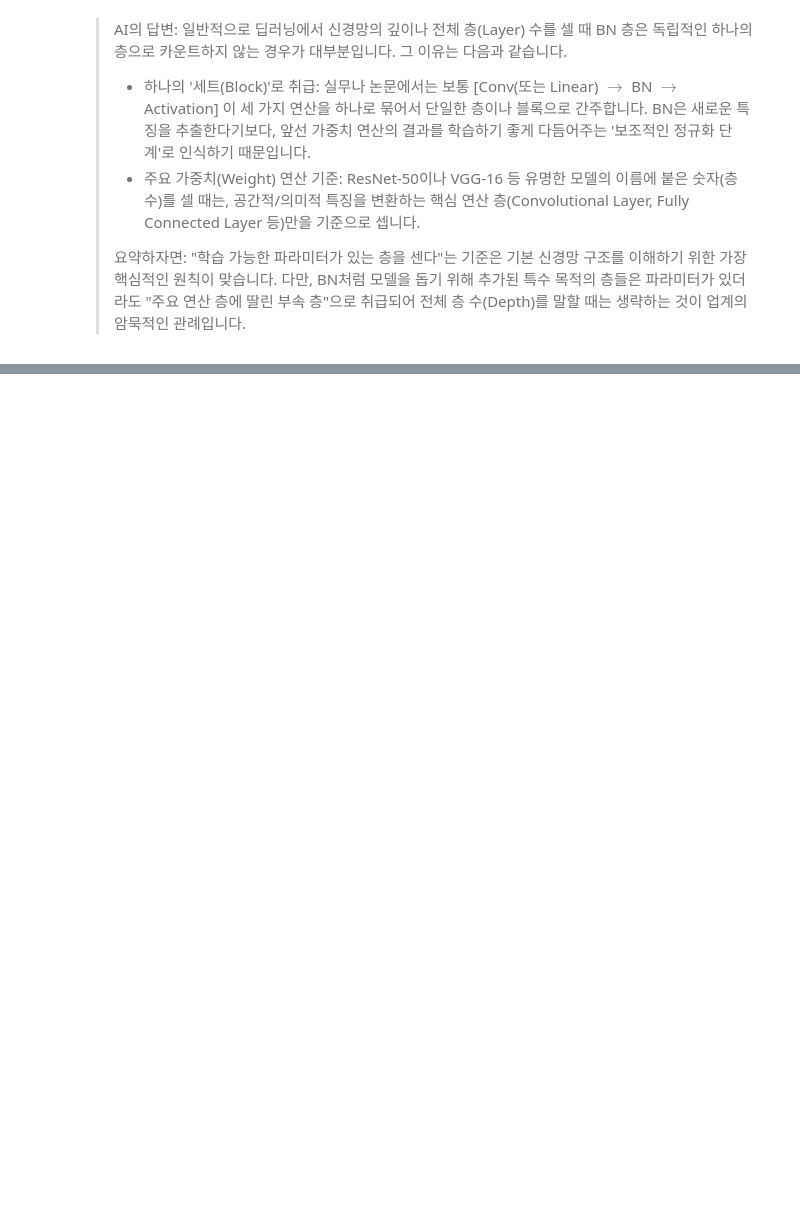
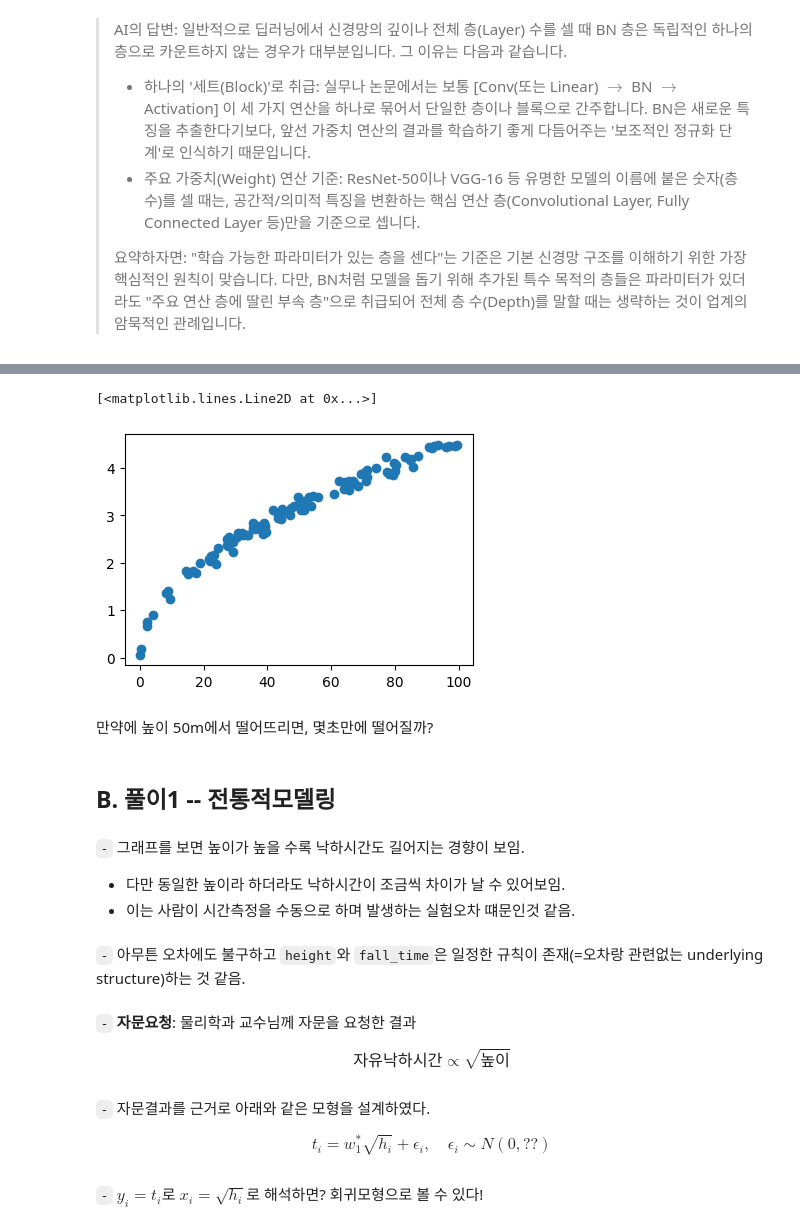
Before and after one commit to guebin/DL2026, a Jupyter notebook: posts/07wk.ipynb, the cells around one changed output, grey strips where cells are left out. Saved outputs shown, nothing was run; the diff lists cells and outputs as text; code cells hidden in the pictures; blank space fills up the shorter version.

```diff
--- a/posts/07wk.ipynb
+++ b/posts/07wk.ipynb
@@ -273,0 +455,57 @@ torch.nn.Sequential(
+# %%
+height = [
+    0.1867,  0.2848,  2.1355,  2.2167,  4.1491,  8.1850,  8.7433,  9.3315,
+    14.5883, 14.9888, 16.5491, 17.7069, 18.8424, 21.8355, 21.8808, 22.0881,
+    22.3026, 22.5745, 23.1269, 23.9332, 24.6669, 27.2351, 27.4392, 27.6720,
+    28.1114, 29.1729, 29.2594, 30.6107, 30.7007, 31.9626, 32.4375, 33.5212,
+    33.8969, 35.3980, 35.4875, 36.0210, 36.7319, 37.2270, 37.7999, 37.9642,
+    38.5938, 39.0878, 39.3041, 39.5966, 41.6302, 43.3391, 43.4646, 43.4779,
+    44.2029, 44.5496, 45.1828, 47.0924, 47.5687, 48.3803, 49.7113, 49.9602,
+    50.4318, 50.5070, 50.5837, 51.3863, 51.3869, 52.9359, 53.6882, 54.3114,
+    56.0177, 60.8485, 62.5412, 64.0429, 64.4687, 65.6608, 65.7108, 67.0237,
+    67.1796, 68.4925, 69.4765, 70.7629, 71.0061, 71.1954, 71.3918, 74.0178,
+    77.3426, 77.5536, 78.2571, 79.4971, 79.6985, 80.0267, 80.4075, 83.2470,
+    84.7562, 85.1897, 85.7150, 87.1619, 90.8313, 91.7407, 92.3853, 93.5739,
+    96.1382, 96.9394, 99.0074, 99.6843
+]
+# %%
+fall_time = [
+    0.0612, 0.1882, 0.7556, 0.6769, 0.9018, 1.3658, 1.4047, 1.2397, 1.8347,
+    1.7617, 1.8318, 1.7867, 1.9896, 2.0901, 2.0347, 2.0704, 2.1524, 2.1035,
+    2.1703, 1.9836, 2.3152, 2.3836, 2.4949, 2.3455, 2.5333, 2.2178, 2.4416,
+    2.5534, 2.6200, 2.6332, 2.5955, 2.5901, 2.5771, 2.8369, 2.7254, 2.7138,
+    2.7489, 2.7782, 2.7200, 2.7547, 2.6128, 2.8415, 2.7808, 2.6488, 3.1167,
+    3.0383, 2.9401, 3.0126, 2.9233, 3.1341, 3.0755, 2.9978, 3.1484, 3.1864,
+    3.3868, 3.2313, 3.1209, 3.1922, 3.2119, 3.1101, 3.3041, 3.3947, 3.1918,
+    3.4043, 3.3920, 3.4561, 3.7133, 3.5496, 3.6964, 3.7211, 3.5275, 3.7168,
+    3.6911, 3.6120, 3.8650, 3.9209, 3.7195, 3.9642, 3.8094, 3.9951, 4.2356,
+    3.9031, 3.8805, 3.8605, 4.1031, 3.9385, 4.0645, 4.2283, 4.1582, 4.1910,
+    4.0181, 4.2427, 4.4362, 4.4256, 4.4554, 4.4870, 4.4486, 4.4710, 4.4710,
+    4.4741
+]
+# %%
+plt.plot(height,fall_time,'o')
+# %% [output]
+[<matplotlib.lines.Line2D at 0x...>]
+[figure, added]
+# %% [markdown]
+만약에 높이 50m에서 떨어뜨리면, 몇초만에 떨어질까?
+# %% [markdown]
+## B. 풀이1 -- 전통적모델링
+# %% [markdown]
+`-` 그래프를 보면 높이가 높을 수록 낙하시간도 길어지는 경향이 보임.
+
+- 다만 동일한 높이라 하더라도 낙하시간이 조금씩 차이가 날 수 있어보임.
+- 이는 사람이 시간측정을 수동으로 하며 발생하는 실험오차 떄문인것 같음.
+# %% [markdown]
+`-` 아무튼 오차에도 불구하고 `height`와 `fall_time`은 일정한 규칙이 존재(=오차랑 관련없는 underlying structure)하는 것 같음.
+# %% [markdown]
+`-` **자문요청**: 물리학과 교수님께 자문을 요청한 결과
+
+$$\text{자유낙하시간} \propto \sqrt{\text{높이}}$$
+# %% [markdown]
+`-` 자문결과를 근거로 아래와 같은 모형을 설계하였다.
+
+$$t_i = w_1^{\ast} \sqrt{h_i} + \epsilon_i, \quad \epsilon_i \sim N(0,??)$$
+# %% [markdown]
+`-` $y_i=t_i$로 $x_i = \sqrt{h_i}$로 해석하면? 회귀모형으로 볼 수 있다!
```
Also changed, not shown: parts of 73 cells of this notebook, 4 other files.
